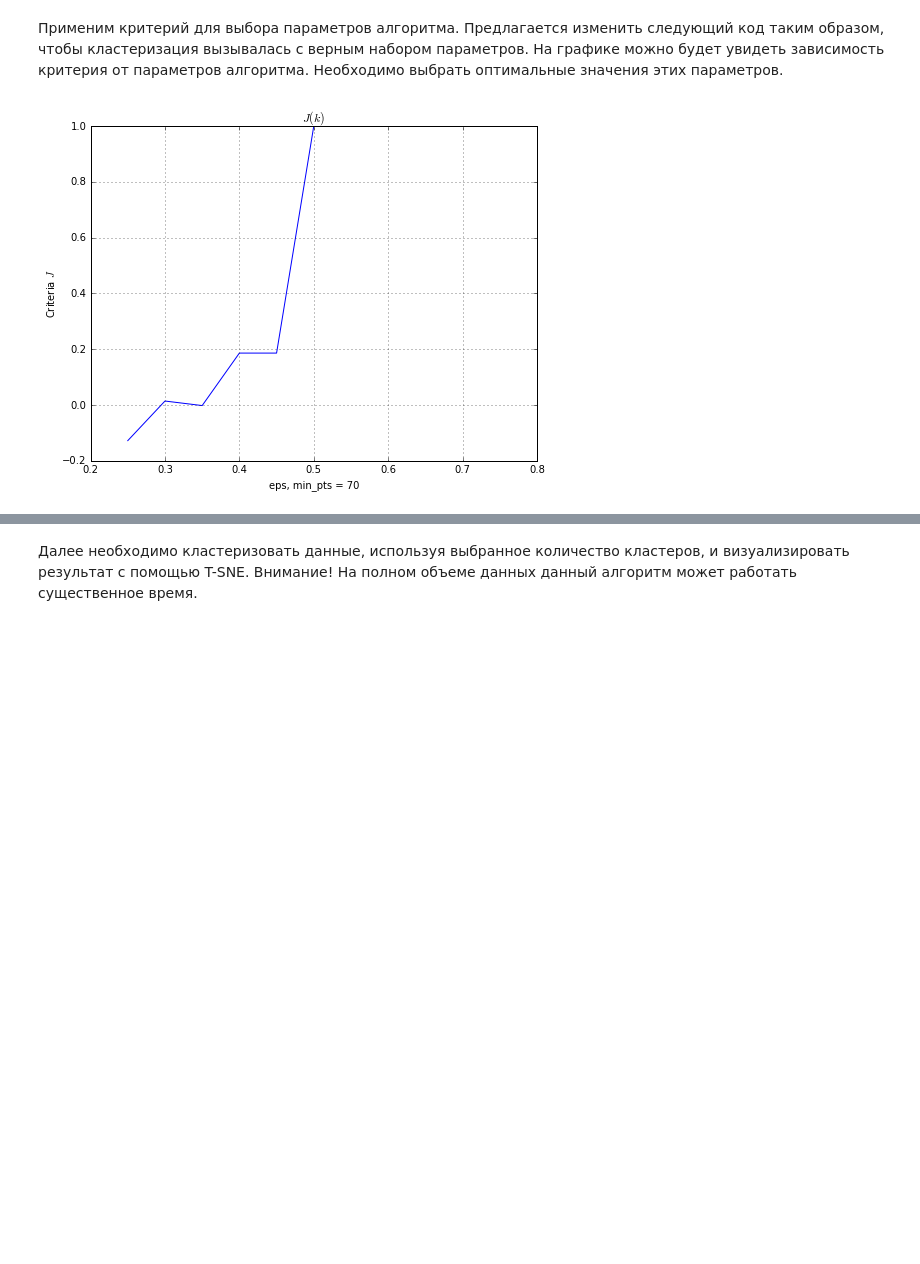
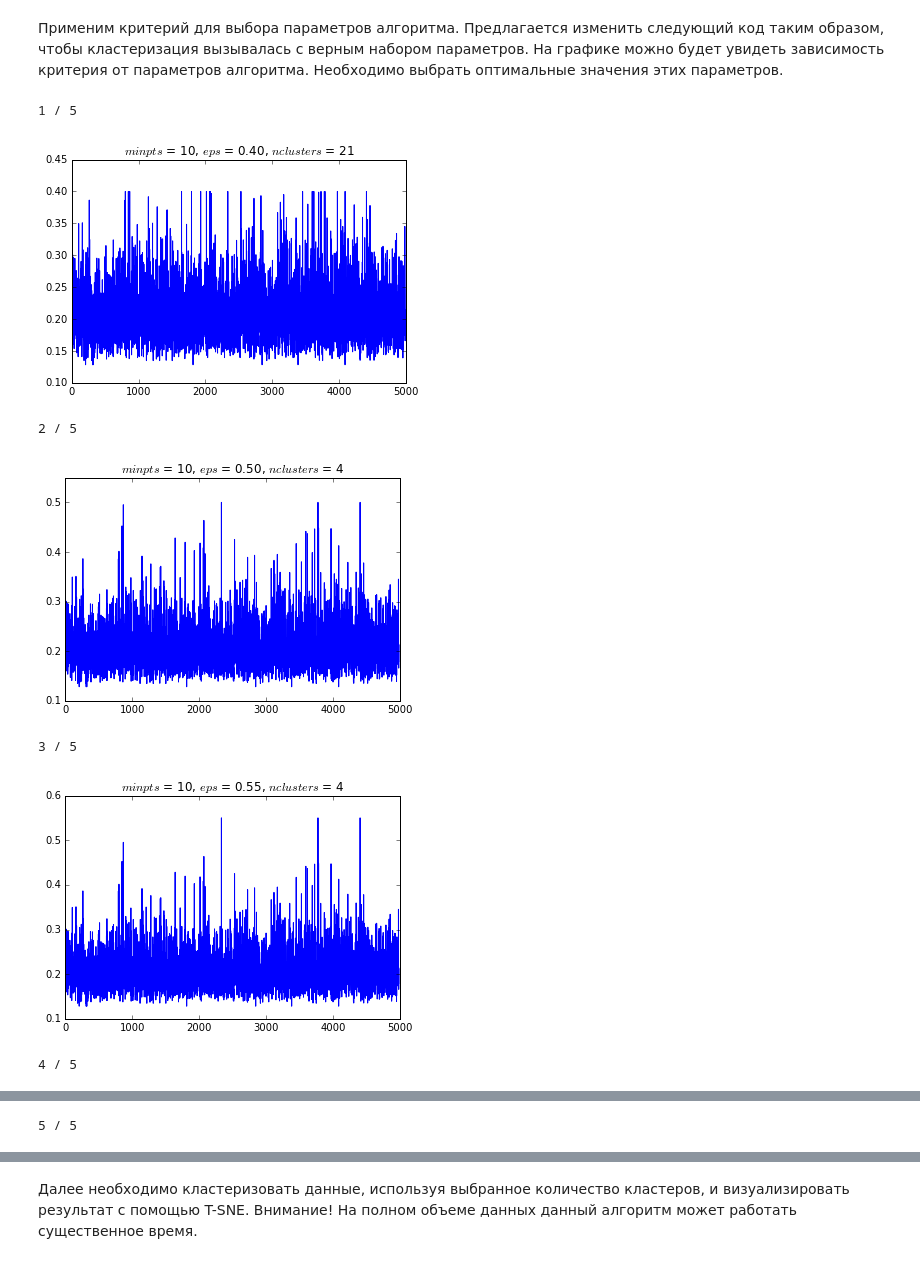
Before and after one commit to mihanlg/data_mining, a Jupyter notebook: hw3/homework-3-st.ipynb, the cells around one changed output, grey strips where cells are left out. Saved outputs shown, nothing was run; the diff lists cells and outputs as text; code cells hidden in the pictures; blank space fills up the shorter version.

```diff
--- a/hw3/homework-3-st.ipynb
+++ b/hw3/homework-3-st.ipynb
@@ -82,7 +82,6 @@ class PriorityQueue:
 Алгоритм кластеризации должен удовлетворять следующему интерфейсу. Конструктор принимает набор параметров, необходимых для работы алгоритма кластеризации. Метод `fit` подсчитывает параметры модели и возвращает `self`. Метод `predict` возвращает вектор с индексами кластеров для поданных в него объектов `x`
 # %%
 from sklearn.neighbors import KDTree
-from sklearn.preprocessing import normalize
 
 UNDEFINED = 100
 
@@ -108,7 +107,7 @@ def optics(x, epsilon=0.3, min_pts=4):
     ordered = []
     reach_dist = [UNDEFINED] * len(x)
 
-    tree = KDTree(x, leaf_size=10, metric='euclidean')
+    tree = KDTree(x, leaf_size=10)
     neighbors, distances = tree.query_radius(x, r=epsilon, count_only = False, return_distance = True, sort_results = True)
 
     core_dist = map(lambda z: z[min_pts] if (len(z) > min_pts) else UNDEFINED, distances)
@@ -148,13 +147,11 @@ class ClusteringOptics():
         return
 
     def fit(self, x, y=None):
-        x = normalize(x)
         reach_dist, core_dist, ordered = optics(x, self.epsilon, self.min_pts)
         reach_dist[reach_dist == UNDEFINED] = self.epsilon+0.0001
         self.labels, self.n_clusters = clusterize(reach_dist, core_dist, ordered, self.epsilon)
-        self.points = x[self.labels >= 0]
-        self.labels = self.labels[self.labels >= 0]
-        #pl.plot(range(len(reach_dist)), reach_dist)
+        self.reach_dists = reach_dist
+        self.points = x
         return self
 
     def predict(self, x):
@@ -162,14 +159,13 @@ class ClusteringOptics():
         Using computed model parameters predict cluster
         for all objects from x
         """
-        if self.n_clusters == 0: return np.array([0]*len(x))
-        x = normalize(x)
-        dists = distances2(x, self.points)
-        return self.labels[dists.argmin(axis=1)]
+        if self.n_clusters == 0: return np.array([-1]*len(x))
+        dists = distances2(x, self.points[self.labels >= 0])
+        return self.labels[self.labels >= 0][dists.argmin(axis=1)]
 
     def fit_predict(self, x, y=None):
         self.fit(x, y)
-        return self.predict(x)
+        return self.labels
 # %% [markdown]
 Сначала проверим реализованный алгоритм кластеризации на классическом наборе данных [Iris](http://www.wikiwand.com/en/Iris_flower_data_set). Загрузим данные (они включены в библиотеку sklearn) и посмотрим на то, как они выглядят в двух проекциях (для простоты используем 2 класса из 3).
 # %%
@@ -235,24 +225,24 @@ def quality(x, y):
 # %% [markdown]
 Применим критерий для выбора параметров алгоритма. Предлагается изменить следующий код таким образом, чтобы кластеризация вызывалась с верным набором параметров. На графике можно будет увидеть зависимость критерия от параметров алгоритма. Необходимо выбрать оптимальные значения этих параметров.
 # %%
-min_pts = 70
-eps = [0.25, 0.3, 0.35, 0.4, 0.45, 0.5, 0.55, 0.6, 0.65, 0.7, 0.75, 0.8]
+min_pts = 10
+eps = [0.4, 0.5, 0.55, 0.6, 0.7]
 criteria = np.zeros(len(eps))
 
-xsl = x[::10]
+xsl = x
 
 for i, k in enumerate(eps):
     cls = ClusteringOptics(epsilon=k, min_pts=min_pts)
     y = cls.fit_predict(xsl)
-    criteria[i] = quality(xsl, y)
-    #print "%d / %d" % (i+1, len(eps))
-
-pl.figure(figsize=(8, 6))
-pl.plot(eps, criteria)
-pl.title("$J(k)$")
-pl.ylabel("Criteria $J$")
-pl.xlabel("eps, min_pts = %d" % min_pts)
-pl.grid()
-pl.show()
+    print "%d / %d" % (i+1, len(eps))
+    pl.plot(range(len(cls.reach_dists)), cls.reach_dists)
+    pl.title("$min pts$ = %d, $eps$ = %.2f, $n clusters$ = %d" % (min_pts, k, cls.n_clusters))
+    pl.show()
 # %% [output]
+1 / 5
-[figure, old version]
+[figure, new version]
+2 / 5
+[figure, added]
+3 / 5
+[figure, added]
+4 / 5
@@ -258,0 +250 @@ pl.show()
+5 / 5
```
Also changed, not shown: parts of 12 cells of this notebook, 4 other files.
